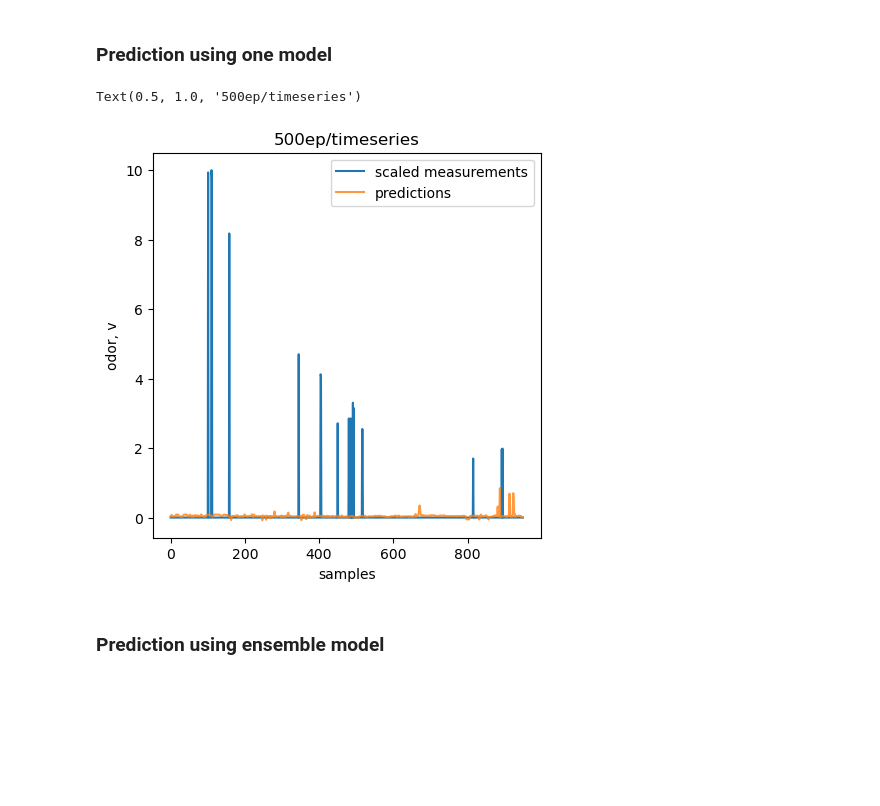
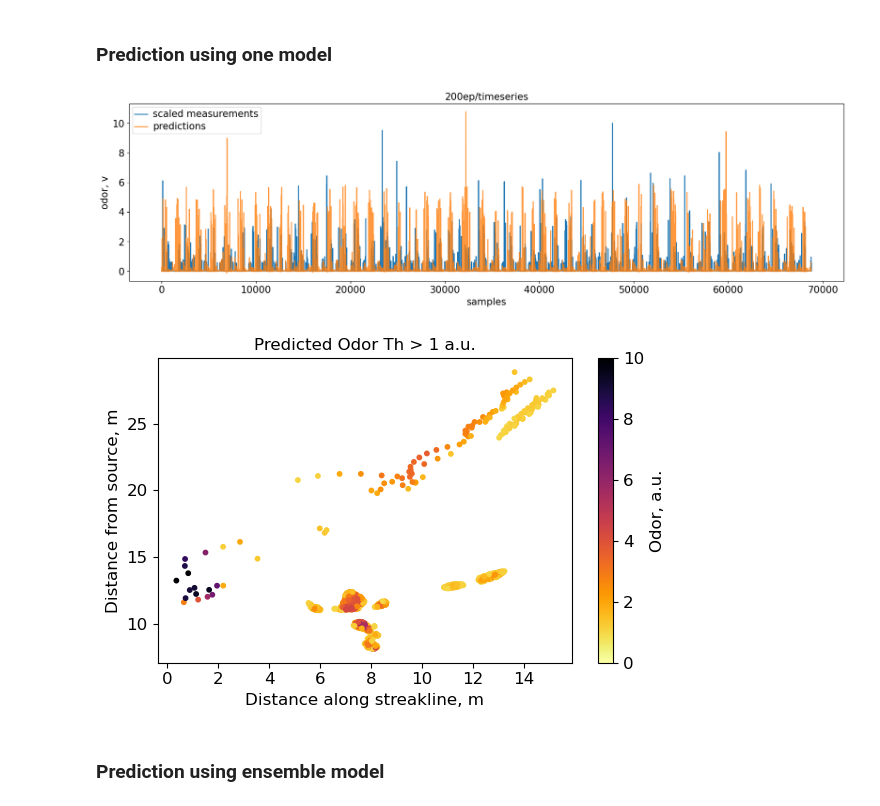
Before and after one commit to arunavanag591/COSMOS, a Jupyter notebook: train_time_series.ipynb, the cells around one changed output. Saved outputs shown, nothing was run; the diff lists cells and outputs as text; code cells hidden in the pictures; blank space fills up the shorter version.

Commit message:
added offline training

```diff
--- a/train_time_series.ipynb
+++ b/train_time_series.ipynb
@@ -306,20 +307,24 @@ Epoch [800/800], Loss: 0.334627240896225
 # torch.save(model3.state_dict(), '../assets/models/modelCNNLSTMEnsembleAug2.pth')
 # %% [markdown]
 ### Prediction using one model
+# %%
+model = LSTM(input_size, hidden_size, num_layers, device)
+model.load_state_dict(torch.load('../assets/models/modelLSTMSept18-500epoch.pth'))
+model=model.to(device)
 # %%
-new_data_path = "/home/beast/An/data/train_new_axis/diag2.h5"
+new_data_path = "/home/beast/An/data/train_new_axis/train.h5"
 predictions = predict_on_new_data(model, new_data_path, features, target, seq_length, device)
 test=pd.read_hdf(new_data_path)
 test['predicted_odor']=np.pad(predictions.flatten(),(0, len(test)-len(predictions)),mode='constant')
 # %%
-f,ax=plt.subplots(1,1,figsize=(5,5))
+f,ax=plt.subplots(1,1,figsize=(20,5))
 ax.plot(scale_data(test.odor), label='scaled measurements')
 ax.plot(test.predicted_odor, alpha=0.8,label='predictions')
 ax.set_ylabel('odor, v')
 ax.set_xlabel('samples')
 ax.legend()
-ax.set_title('500ep/timeseries')
+ax.set_title('200ep/timeseries')
+mpl_functions.set_fontsize(f, 15)
 # f.savefig('../assets/300_ensemble_full.jpeg', dpi=150, bbox_inches = "tight")
 # %% [output]
-Text(0.5, 1.0, '500ep/timeseries')
-[figure, old version]
+[figure, new version]
@@ -326,3 +336,17 @@ Text(0.5, 1.0, '500ep/timeseries')
+# %%
+f,ax=plt.subplots(1,1,figsize=(6,4))
+v=ax.scatter(df.distance_along_streakline, df.distance_from_source, c=df.predicted_odor,
+             s=10,
+             cmap='inferno_r', vmin=0,vmax=10)
+ax.set_title('Predicted Odor Th > 1 a.u.')
+ax.set_ylabel('Distance from source, m')
+ax.set_xlabel('Distance along streakline, m')
+cbar = f.colorbar(v)
+cbar.set_label('Odor, a.u.')  # Add label to colorbar
+mpl_functions.set_fontsize(f, 12)
+f.tight_layout()
+# %% [output]
+[figure, added]
 # %% [markdown]
 ### Prediction using ensemble model
 # %%
```
Also changed, not shown: parts of 8 cells of this notebook, 4 other files.
